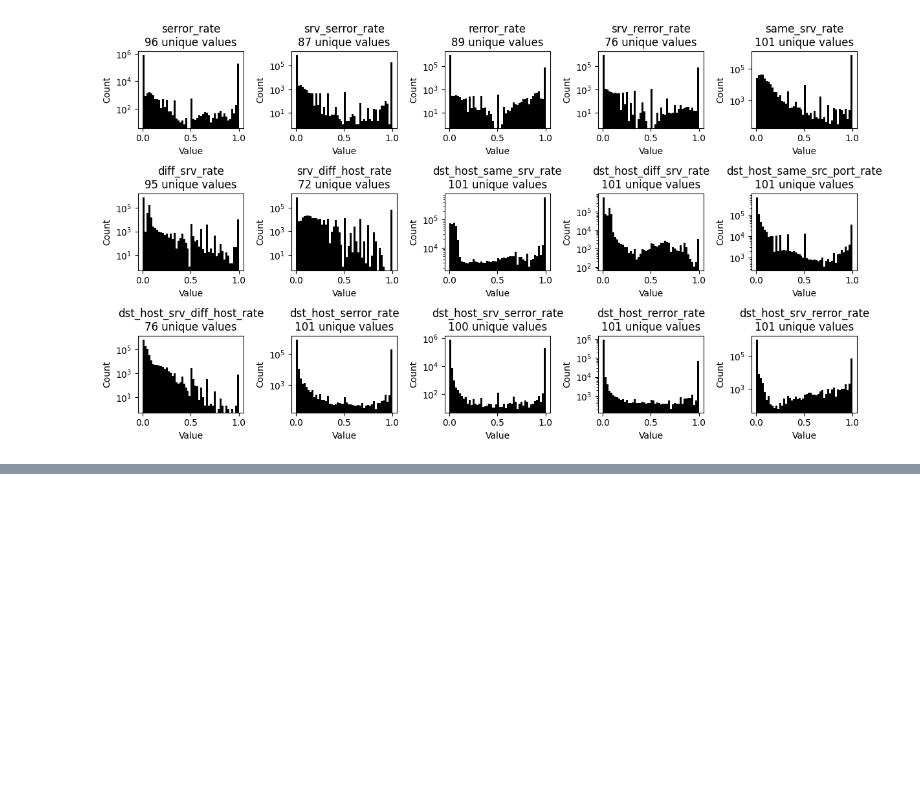
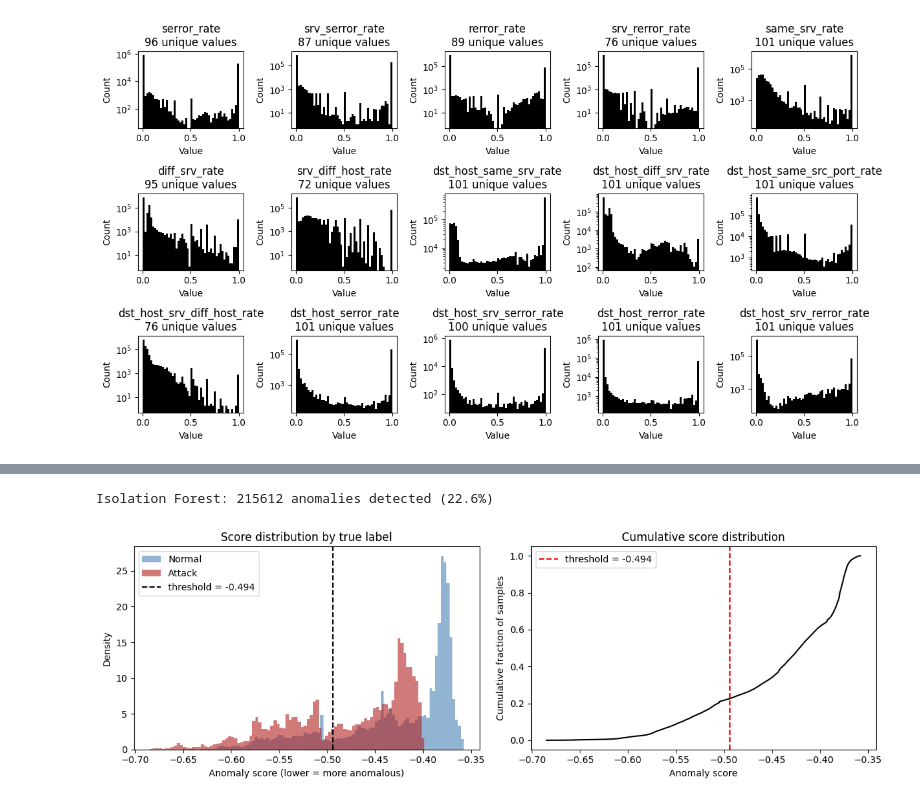
Before and after one commit to gperdrizet/fullstack-2605, a Jupyter notebook: unit-3/lesson-22/lesson-22-intrusion-detection.ipynb, the cells around one changed output, grey strips where cells are left out. Drawn from its saved outputs; the diff is of its cells as text; code cells hidden in the pictures; blank space fills up the shorter version.

```diff
--- a/unit-3/lesson-22/lesson-22-intrusion-detection.ipynb
+++ b/unit-3/lesson-22/lesson-22-intrusion-detection.ipynb
@@ -632,0 +731,54 @@ plt.show()
+# %%
+iso_forest = IsolationForest(contamination=contamination, random_state=315)
+iso_forest_labels = iso_forest.fit_predict(X_pca)
+
+n_outliers = (iso_forest_labels == -1).sum()
+
+print(
+    f'Isolation Forest: {n_outliers} anomalies detected ' +
+    f'({n_outliers / len(iso_forest_labels):.1%})'
+)
+
+scores = iso_forest.score_samples(X_pca)
+
+fig, axes = plt.subplots(1, 2, figsize=(12, 4))
+
+for val, name, color in [(0, 'Normal', 'steelblue'), (1, 'Attack', 'firebrick')]:
+    axes[0].hist(
+        scores[encoded_labels == val],
+        bins=100, alpha=0.6, color=color, label=name, density=True
+    )
+
+axes[0].axvline(
+    iso_forest.offset_,
+    color='black',
+    linestyle='--',
+    label=f'threshold = {iso_forest.offset_:.3f}'
+)
+
+axes[0].set_title('Score distribution by true label')
+axes[0].set_xlabel('Anomaly score (lower = more anomalous)')
+axes[0].set_ylabel('Density')
+axes[0].legend()
+
+sorted_scores = np.sort(scores)
+
+axes[1].plot(sorted_scores, np.linspace(0, 1, len(sorted_scores)), color='black')
+
+axes[1].axvline(
+    iso_forest.offset_,
+    color='red',
+    linestyle='--',
+    label=f'threshold = {iso_forest.offset_:.3f}'
+)
+
+axes[1].set_title('Cumulative score distribution')
+axes[1].set_xlabel('Anomaly score')
+axes[1].set_ylabel('Cumulative fraction of samples')
+axes[1].legend()
+
+plt.tight_layout()
+plt.show()
+# %% [output]
+Isolation Forest: 215612 anomalies detected (22.6%)
+[figure, added]
```
Also changed, not shown: parts of 48 cells of this notebook.
